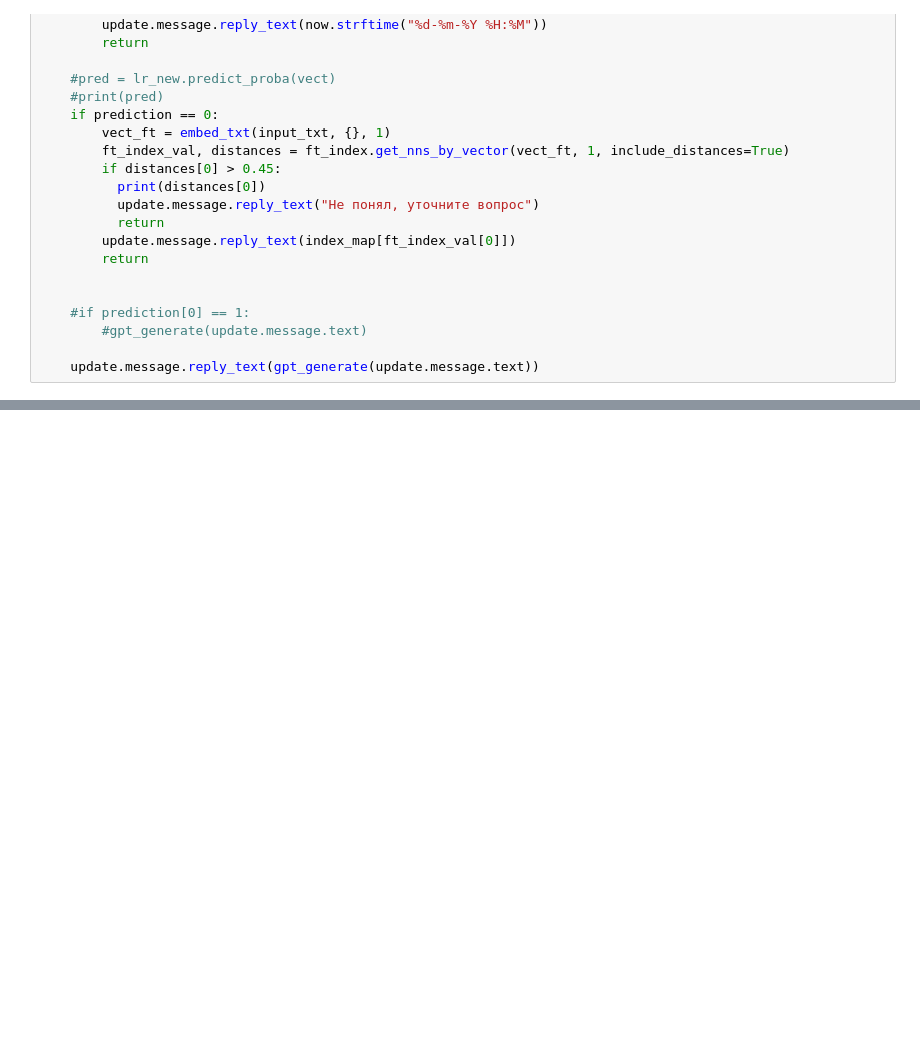
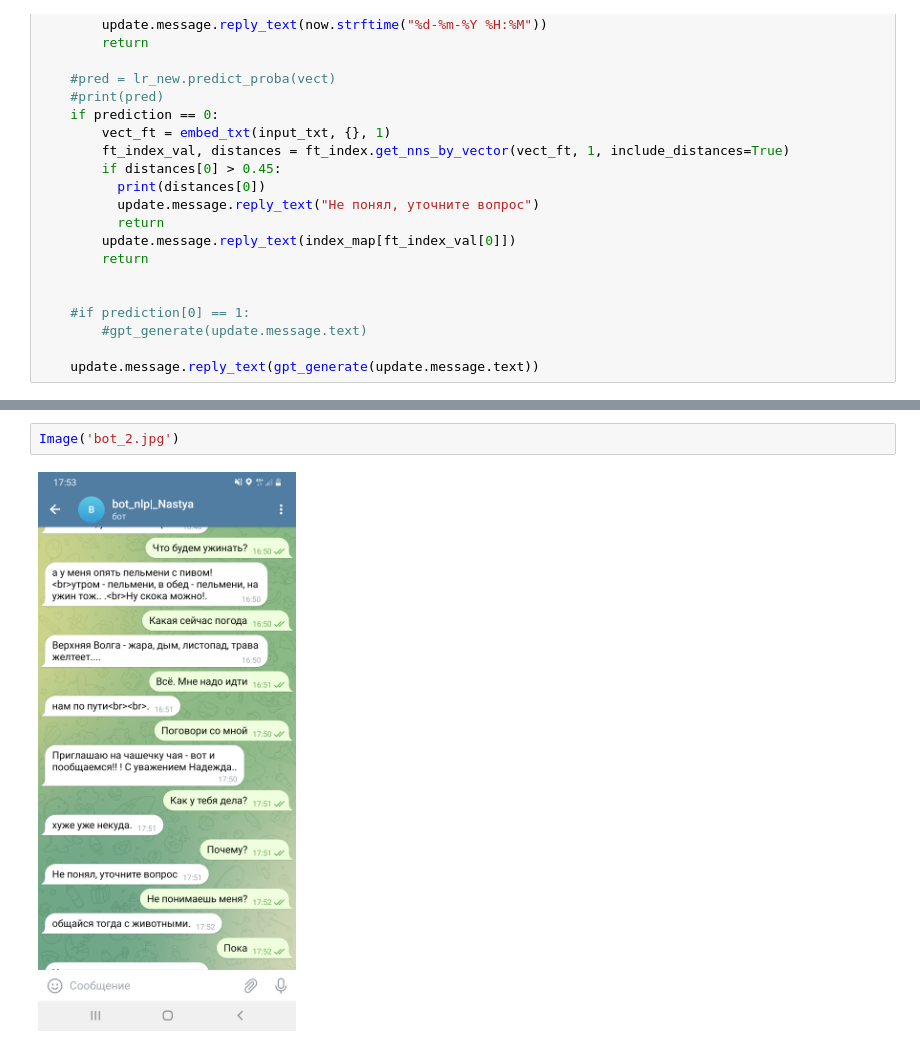
Before and after one commit to NastaCom/NLP, a Jupyter notebook: GorokhovaA_NLP_HW_16_var1.ipynb, the cells around one changed output, grey strips where cells are left out. Cells and saved outputs as stored; diff of their text form; blank space fills up the shorter version.

```diff
--- a/GorokhovaA_NLP_HW_16_var1.ipynb
+++ b/GorokhovaA_NLP_HW_16_var1.ipynb
@@ -635,0 +703,4 @@ Image('bot.png')
+# %%
+Image('bot_2.jpg')
+# %% [output]
+[figure, added]
```
Also changed, not shown: parts of 22 cells of this notebook.
